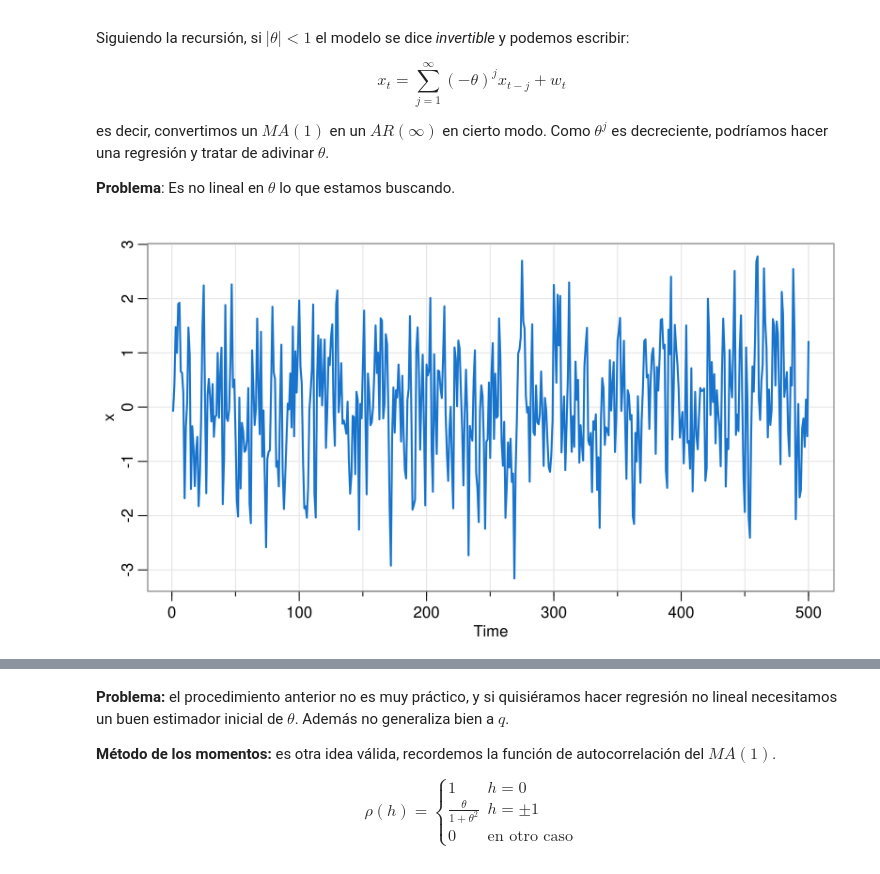
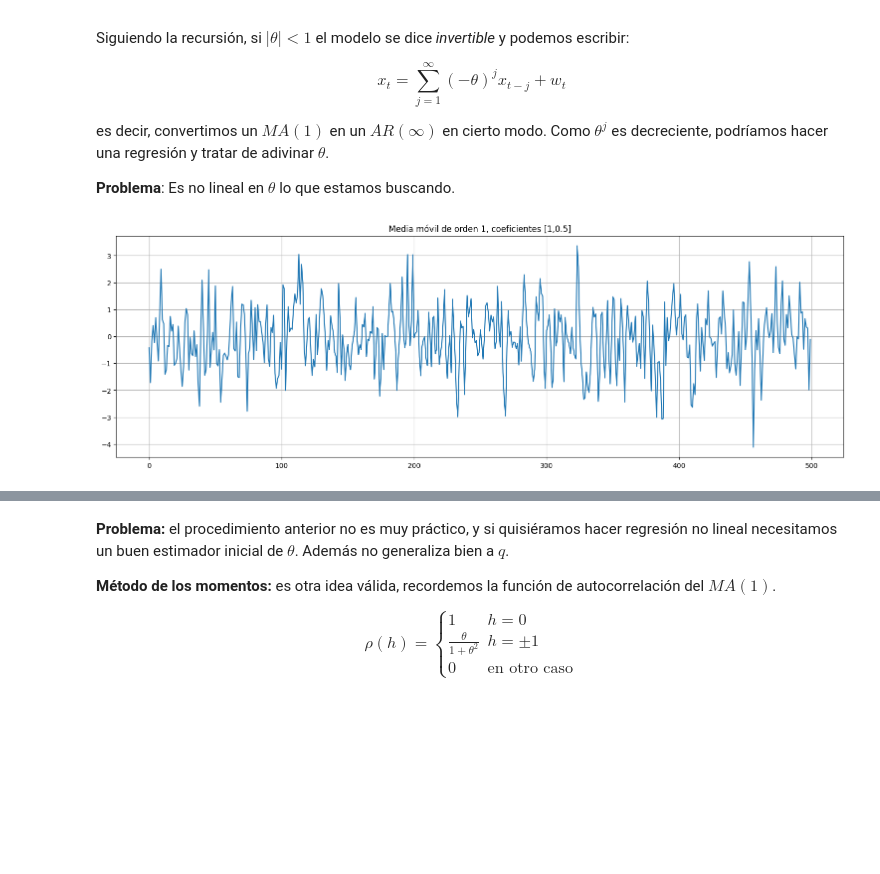
Before and after one commit to aferragu/curso_series_temporales, a Jupyter notebook: 3- Modelos ARMA y ARIMA/Modelos de media movil y ARMA.ipynb, the cells around one changed output, grey strips where cells are left out. Saved outputs shown, nothing was run; the diff lists cells and outputs as text; code cells hidden in the pictures; blank space fills up the shorter version.

Commit message:
ARMA parcialmente completo

```diff
--- a/3- Modelos ARMA y ARIMA/Modelos de media movil y ARMA.ipynb
+++ b/3- Modelos ARMA y ARIMA/Modelos de media movil y ARMA.ipynb
@@ -11,3 +7,17 @@ options(repr.plot.width=8, repr.plot.height=4.5, repr.plot.res=300) #ajusta tama
+# %%
+## Ejemplo: instalación de astsadata usando pip:
+#!pip install astsadata
+
+## Ajusto tamaño de figuras
+import matplotlib.pyplot as plt
+import astsadata as astsa
+import numpy as np
+import statsmodels.api as sm
+import pandas as pd
+
+plt.rcParams['figure.figsize'] = [15,5]
+plt.rcParams['axes.grid'] = True
+plt.rcParams['figure.constrained_layout.use'] = True
 # %% [markdown]
 ### Repaso: procesos autorregresivos
 
@@ -137,9 +178,9 @@ es decir, convertimos un $MA(1)$ en un $AR(\infty)$ en cierto modo. Como $\theta
 **Problema**: Es no lineal en $\theta$ lo que estamos buscando.
 # %%
 ## Ejemplo: simulo un MA(1) con theta = 0.5 y hago varios fits
-
-x=arima.sim(list(order=c(0,0,1), ma=0.5), n=500)
-x=ts(x)
-tsplot(x, col=4, lwd=2)
+theta=0.5
+x=arma_generate_sample([1],[1,theta],500)
+x=pd.Series(x)
+x.plot(title=f"Media móvil de orden 1, coeficientes [1,{theta}]");
 # %% [output]
-[figure, old version]
+[figure, new version]
```
Also changed, not shown: parts of 44 cells of this notebook.
